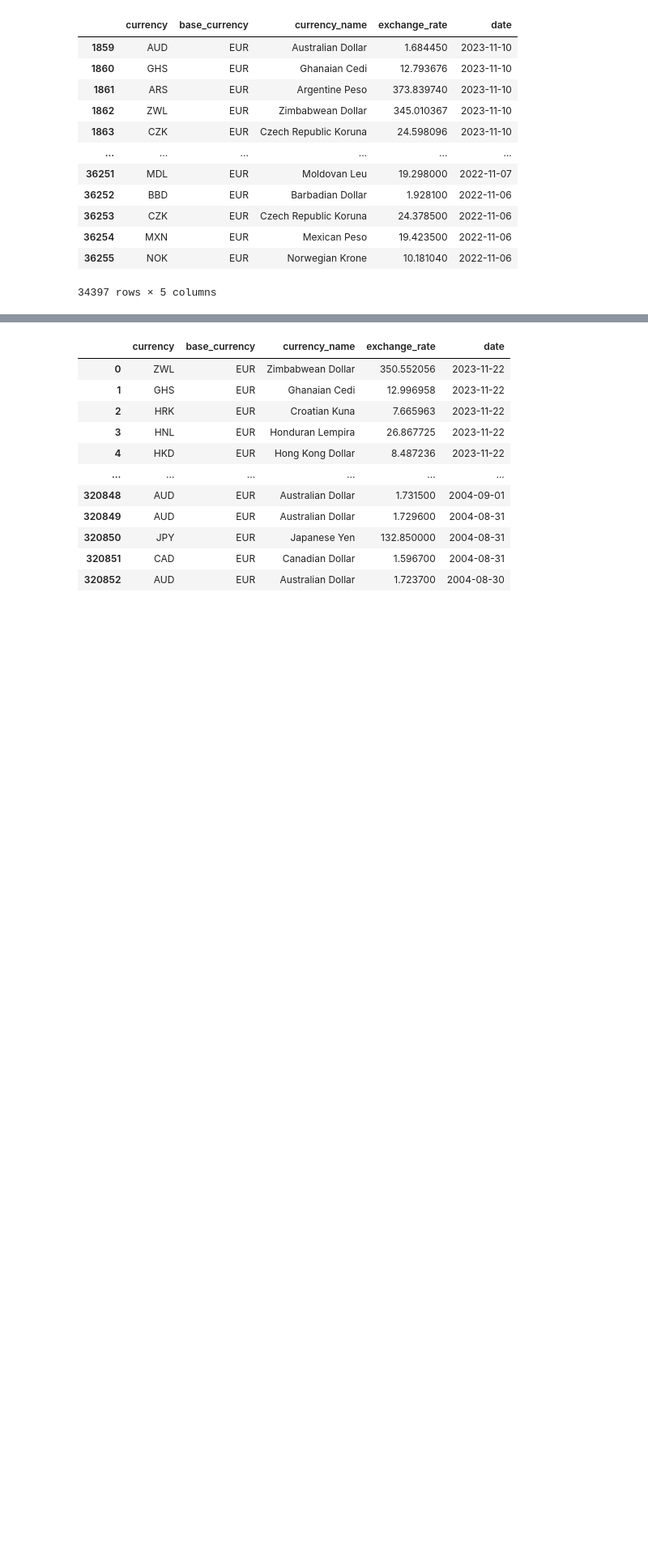
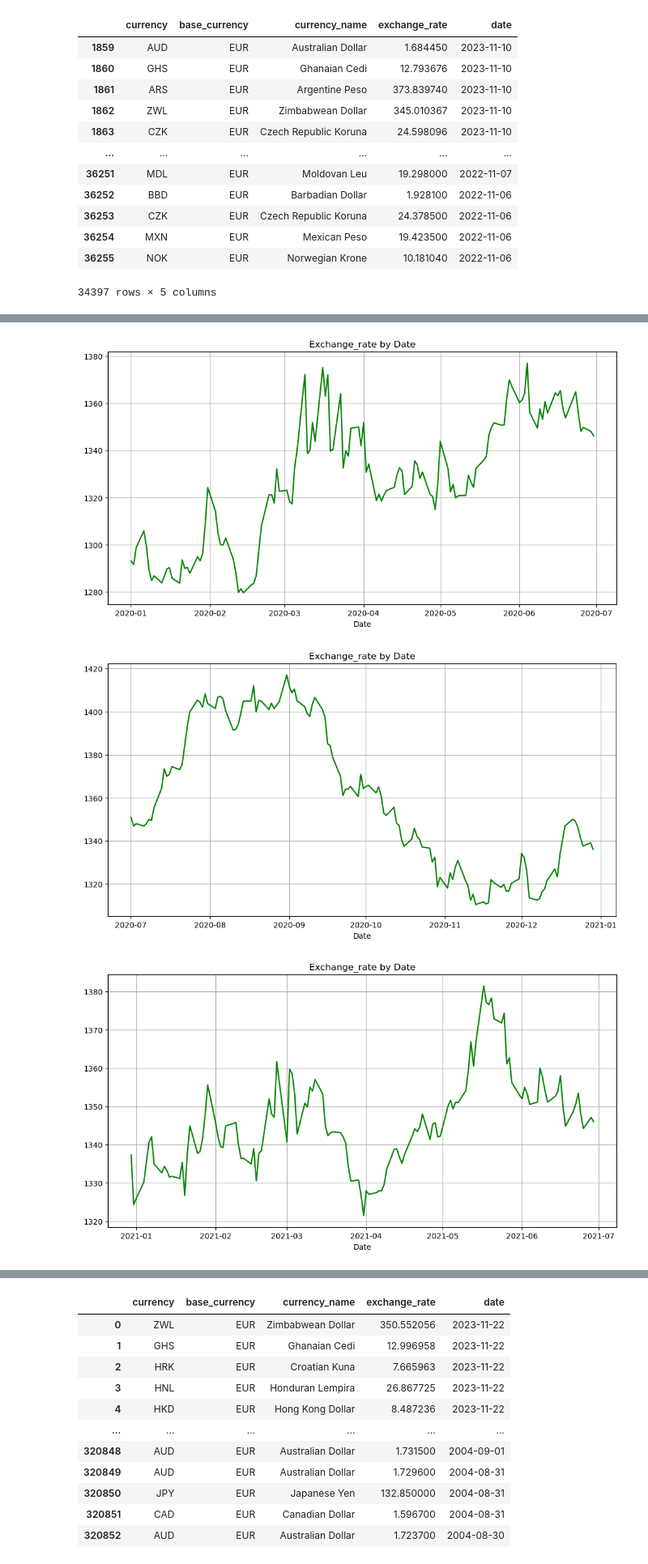
Before and after one commit to Yeomdongsu/YH-semi_final-forex-exchange-rate, a Jupyter notebook: forex_exchange_rate.ipynb, the cells around one changed output, grey strips where cells are left out. Shown: that part at 81% size. Cells and saved outputs as stored; diff of their text form; code cells hidden in the pictures; blank space fills up the shorter version.

```diff
--- a/forex_exchange_rate.ipynb
+++ b/forex_exchange_rate.ipynb
@@ -144,4 +143,4 @@ df.loc[(df["date"].values >= "2022-11-05") & (df["date"].values <= "2023-11-11")
 | 36255 | NOK | EUR | Norwegian Krone | 10.181040 | 2022-11-06 |
 34397 rows × 5 columns
 # %%
-df2 = df.loc[(df["currency_name"] == "South Korean Won") & (df["date"].values >= "2022-01-01") & (df["date"].values <= "2023-02-05")].sort_values("date")
+df2 = df.loc[(df["currency_name"] == "South Korean Won") & (df["date"].values >= "2020-01-01") & (df["date"].values <= "2023-06-01")].sort_values("date")
@@ -217,2 +146,0 @@ len(df2["date"].iloc[ 260 : ])
-# %%
-df2 = df.loc[(df["currency_name"] == "Australian Dollar") & (df["date"].values >= "2023-03-01") & (df["date"].values <= "2023-11-23")].sort_values("date")
@@ -312,12 +146,0 @@ plt.pie()
-# %%
-df2['date'] = pd.to_datetime(df2['date'])
-fig, ax = plt.subplots(figsize=(12, 6))
-months = MonthLocator()  # every month
-ax.plot_date(df2["date"], df2["exchange_rate"])
-ax.xaxis.set_major_locator(months)
-monFmt = DateFormatter('%m')
-ax.xaxis.set_major_formatter(monFmt)
-
-plt.xlabel("Month")
-plt.ylabel("exchange_rate")
-plt.show()
@@ -325,0 +163,3 @@ plt.show()
+# %%
+for i in range(len(df2["date"])) :
+    df2["date"].values[0][3]
@@ -325,0 +199,50 @@ plt.show()
+# %%
+def plot_chart(start_idx , end_idx) :
+        plt.figure(figsize=(12,6))
+        plt.plot(df2["date"].iloc[start_idx : end_idx] ,df2["exchange_rate"].iloc[start_idx : end_idx], color="green", linewidth=1.7)
+        plt.gca().xaxis.set_major_locator(months)
+        plt.gca().xaxis.set_major_formatter(monFmt)
+
+        plt.grid(True)
+        plt.title("Exchange_rate by Date")
+        plt.xlabel("Date")
+
+n = len(df2["date"])
+
+df2["date"] = pd.to_datetime(df2["date"]) # datetime 타입으로 변환
+months = MonthLocator() # 1달씩 나오게
+monFmt = DateFormatter('%Y-%m') # 표시 형식 포맷
+
+if n % 130 == 0 :
+    count = n // 130
+
+    if count == 1 :
+        plot_chart(0, n)
+        plt.show()
+    else :
+        for i in range(count) :
+            start_idx = i * 130
+            end_idx = (i+1) * 130
+            plot_chart(start_idx, end_idx)
+            plt.show()
+else :
+    count = (n // 130) + 1
+
+    if count == 1 :
+        plot_chart(0, n)
+        plt.show()
+    else :
+        for i in range(count-1) :
+            start_idx = i * 130
+            end_idx = (i+1) * 130
+            plot_chart(start_idx, end_idx)
+            plt.show()
+
+        start_idx = (count-1) * 130
+        end_idx = n
+        plot_chart(start_idx, n)
+        plt.show()
+# %% [output]
+[figure, added]
+[figure, added]
+[figure, added]
```
Also changed, not shown: parts of 65 cells of this notebook, 1 other file.
